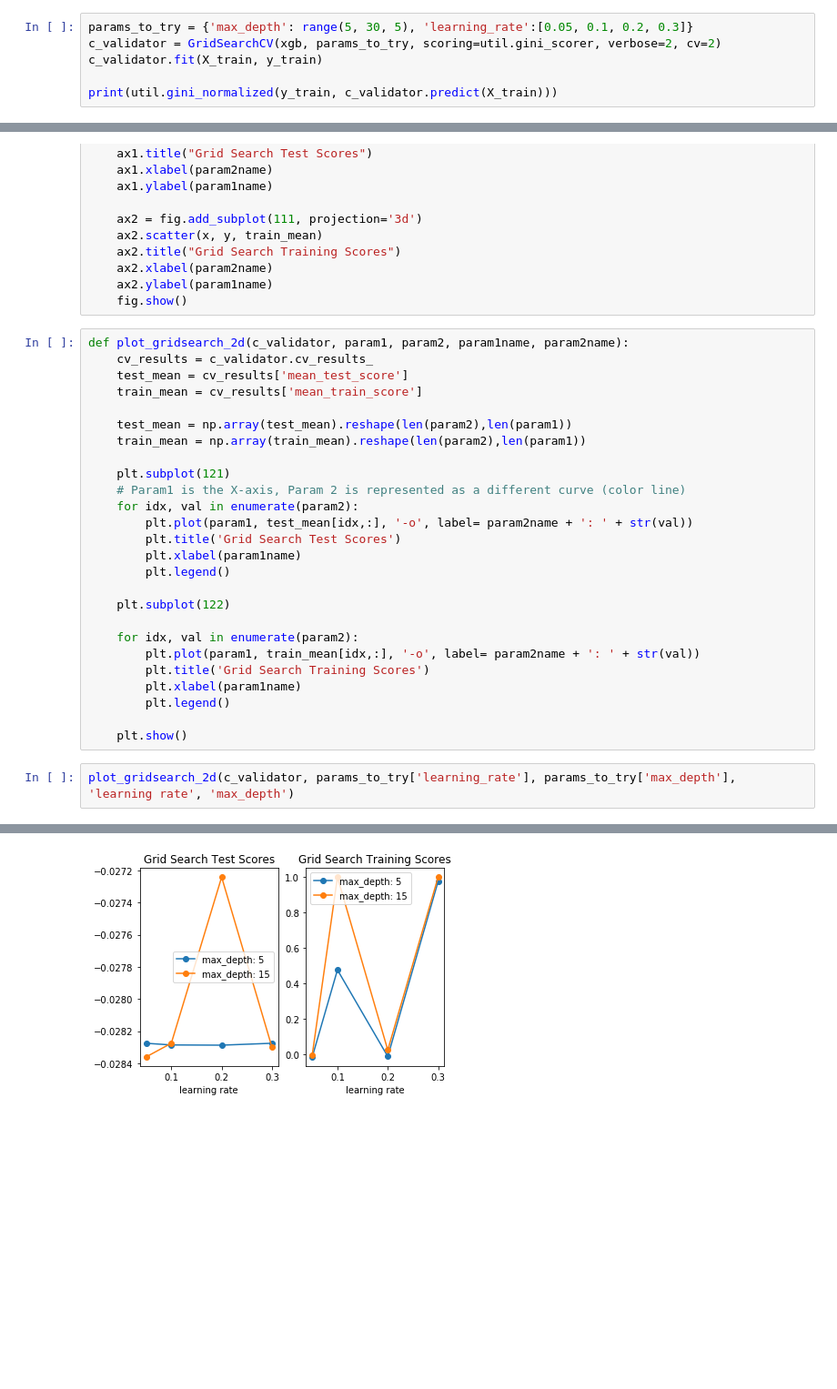
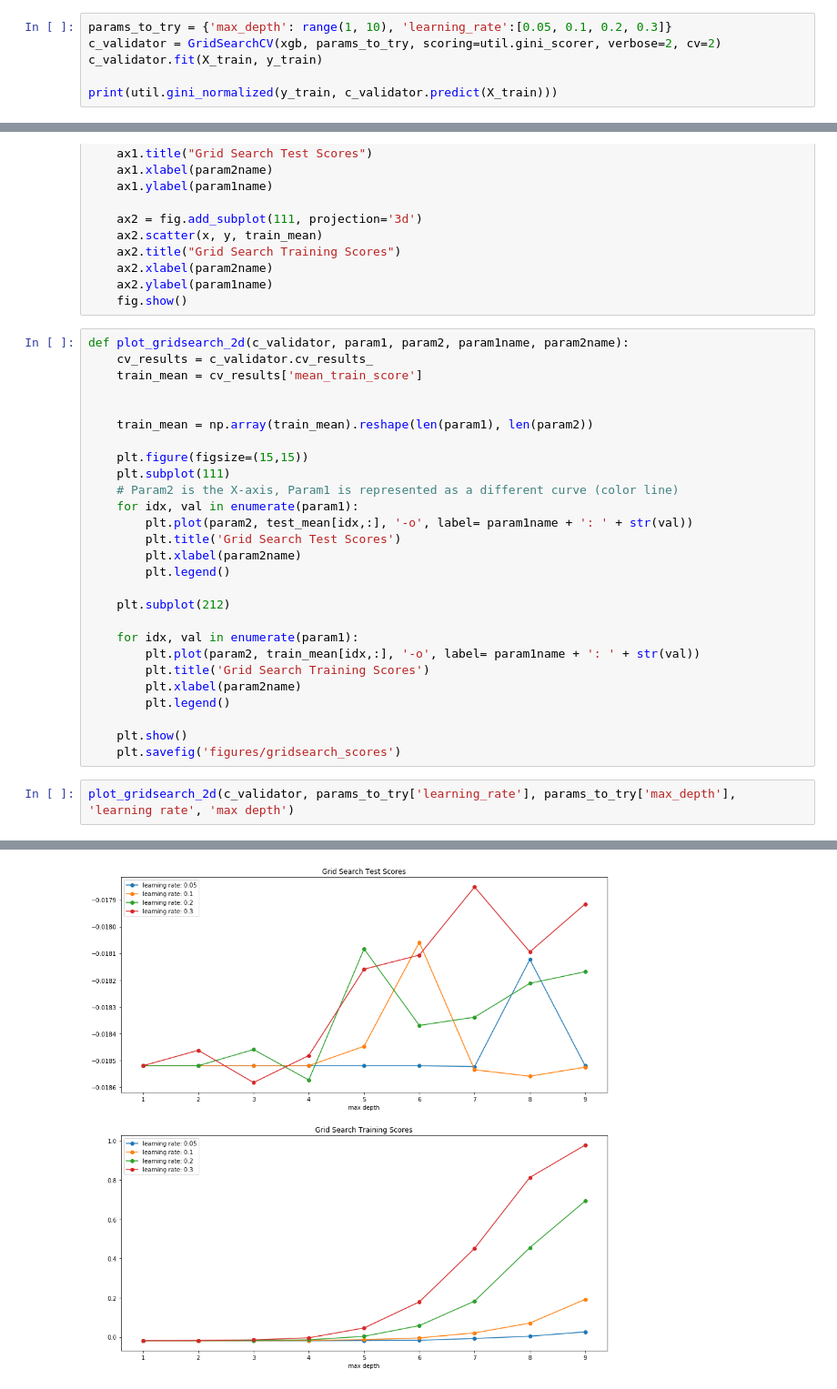
Before and after one commit to millimat/cs229_dev, a Jupyter notebook: 05_xgboost-gridsearch.ipynb, the cells around one changed output, grey strips where cells are left out. Shown at 91% size. Drawn from its saved outputs; the diff is of its cells as text; blank space fills up the shorter version.

Commit message:
added plots for xgb grid search

```diff
--- a/05_xgboost-gridsearch.ipynb
+++ b/05_xgboost-gridsearch.ipynb
@@ -34,7 +34,7 @@ util.make_prediction(xgb, 'data/test.csv', 'predictions/xgboost.csv')
 # Grid Search
 with full data set and 3-fold CV
 # %%
-params_to_try = {'max_depth': range(5, 30, 5), 'learning_rate':[0.05, 0.1, 0.2, 0.3]}
+params_to_try = {'max_depth': range(1, 10), 'learning_rate':[0.05, 0.1, 0.2, 0.3]}
 c_validator = GridSearchCV(xgb, params_to_try, scoring=util.gini_scorer, verbose=2, cv=2)
 c_validator.fit(X_train, y_train)
 
@@ -90,29 +92,30 @@ def plot_gridsearch_3d(c_validator, param1, param2, param1name, param2name):
 # %%
 def plot_gridsearch_2d(c_validator, param1, param2, param1name, param2name):
     cv_results = c_validator.cv_results_
-    test_mean = cv_results['mean_test_score']
     train_mean = cv_results['mean_train_score']
 
-    test_mean = np.array(test_mean).reshape(len(param2),len(param1))
-    train_mean = np.array(train_mean).reshape(len(param2),len(param1))
 
-    plt.subplot(121)
-    # Param1 is the X-axis, Param 2 is represented as a different curve (color line)
-    for idx, val in enumerate(param2):
-        plt.plot(param1, test_mean[idx,:], '-o', label= param2name + ': ' + str(val))
+    train_mean = np.array(train_mean).reshape(len(param1), len(param2))
+
+    plt.figure(figsize=(15,15))
+    plt.subplot(111)
+    # Param2 is the X-axis, Param1 is represented as a different curve (color line)
+    for idx, val in enumerate(param1):
+        plt.plot(param2, test_mean[idx,:], '-o', label= param1name + ': ' + str(val))
         plt.title('Grid Search Test Scores')
-        plt.xlabel(param1name)
+        plt.xlabel(param2name)
         plt.legend()
 
-    plt.subplot(122)
+    plt.subplot(212)
 
-    for idx, val in enumerate(param2):
-        plt.plot(param1, train_mean[idx,:], '-o', label= param2name + ': ' + str(val))
+    for idx, val in enumerate(param1):
+        plt.plot(param2, train_mean[idx,:], '-o', label= param1name + ': ' + str(val))
         plt.title('Grid Search Training Scores')
-        plt.xlabel(param1name)
+        plt.xlabel(param2name)
         plt.legend()
 
     plt.show()
+    plt.savefig('figures/gridsearch_scores')
 # %%
-plot_gridsearch_2d(c_validator, params_to_try['learning_rate'], params_to_try['max_depth'], 'learning rate', 'max_depth')
+plot_gridsearch_2d(c_validator, params_to_try['learning_rate'], params_to_try['max_depth'], 'learning rate', 'max depth')
 # %% [output]
@@ -119,3 +129,3 @@ plot_gridsearch_2d(c_validator, params_to_try['learning_rate'], params_to_try['m
-[figure, old version]
+[figure, new version]
 # %%
 c_validator.best_params_
```
Also changed, not shown: parts of 3 cells of this notebook.
